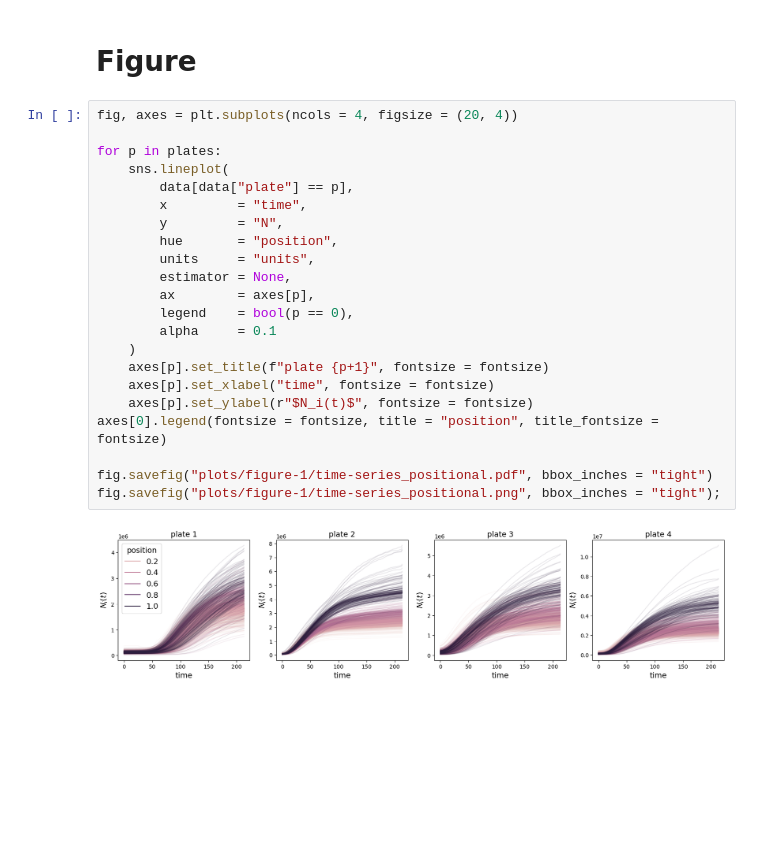
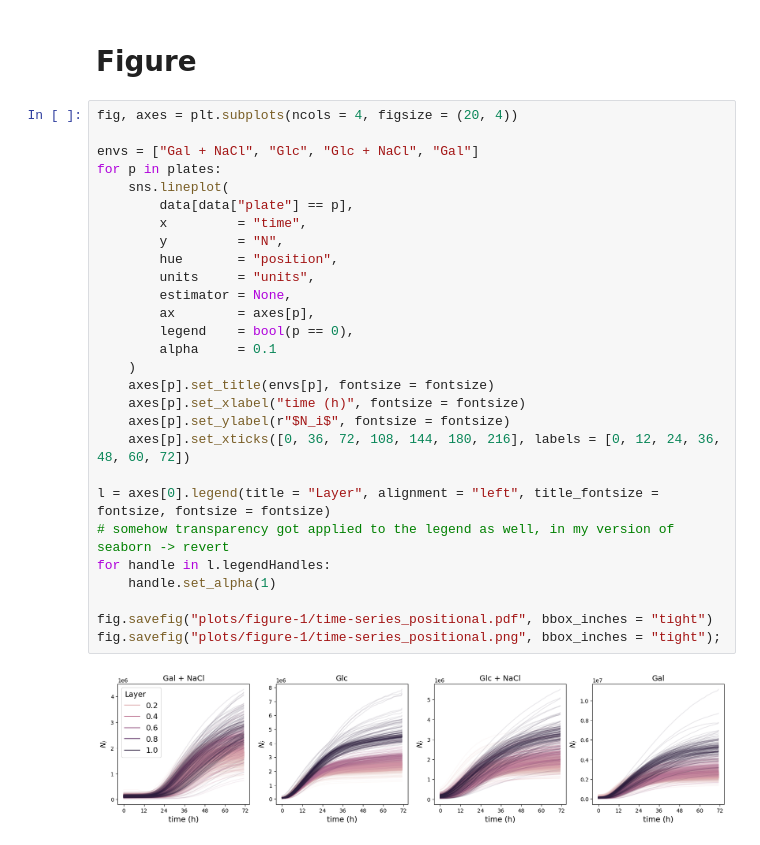
Before and after one commit to fborse/spatial-growth, a Jupyter notebook: figure-1b.ipynb, the cells around one changed output. Cells and saved outputs as stored; diff of their text form; blank space fills up the shorter version.

```diff
--- a/figure-1b.ipynb
+++ b/figure-1b.ipynb
@@ -61,24 +61,30 @@ data["position"] = np.tile(np.repeat(dists.reshape(-1), n_points), n_plates)
 # %%
 fig, axes = plt.subplots(ncols = 4, figsize = (20, 4))
 
+envs = ["Gal + NaCl", "Glc", "Glc + NaCl", "Gal"]
 for p in plates:
     sns.lineplot(
         data[data["plate"] == p],
         x         = "time",
         y         = "N",
         hue       = "position",
         units     = "units",
         estimator = None,
         ax        = axes[p],
         legend    = bool(p == 0),
         alpha     = 0.1
     )
-    axes[p].set_title(f"plate {p+1}", fontsize = fontsize)
-    axes[p].set_xlabel("time", fontsize = fontsize)
-    axes[p].set_ylabel(r"$N_i(t)$", fontsize = fontsize)
-axes[0].legend(fontsize = fontsize, title = "position", title_fontsize = fontsize)
+    axes[p].set_title(envs[p], fontsize = fontsize)
+    axes[p].set_xlabel("time (h)", fontsize = fontsize)
+    axes[p].set_ylabel(r"$N_i$", fontsize = fontsize)
+    axes[p].set_xticks([0, 36, 72, 108, 144, 180, 216], labels = [0, 12, 24, 36, 48, 60, 72])
+
+l = axes[0].legend(title = "Layer", alignment = "left", title_fontsize = fontsize, fontsize = fontsize)
+# somehow transparency got applied to the legend as well, in my version of seaborn -> revert
+for handle in l.legendHandles:
+    handle.set_alpha(1)
 
 fig.savefig("plots/figure-1/time-series_positional.pdf", bbox_inches = "tight")
 fig.savefig("plots/figure-1/time-series_positional.png", bbox_inches = "tight");
 # %% [output]
-[figure, old version]
+[figure, new version]
```
Also changed, not shown: 2 other files.
